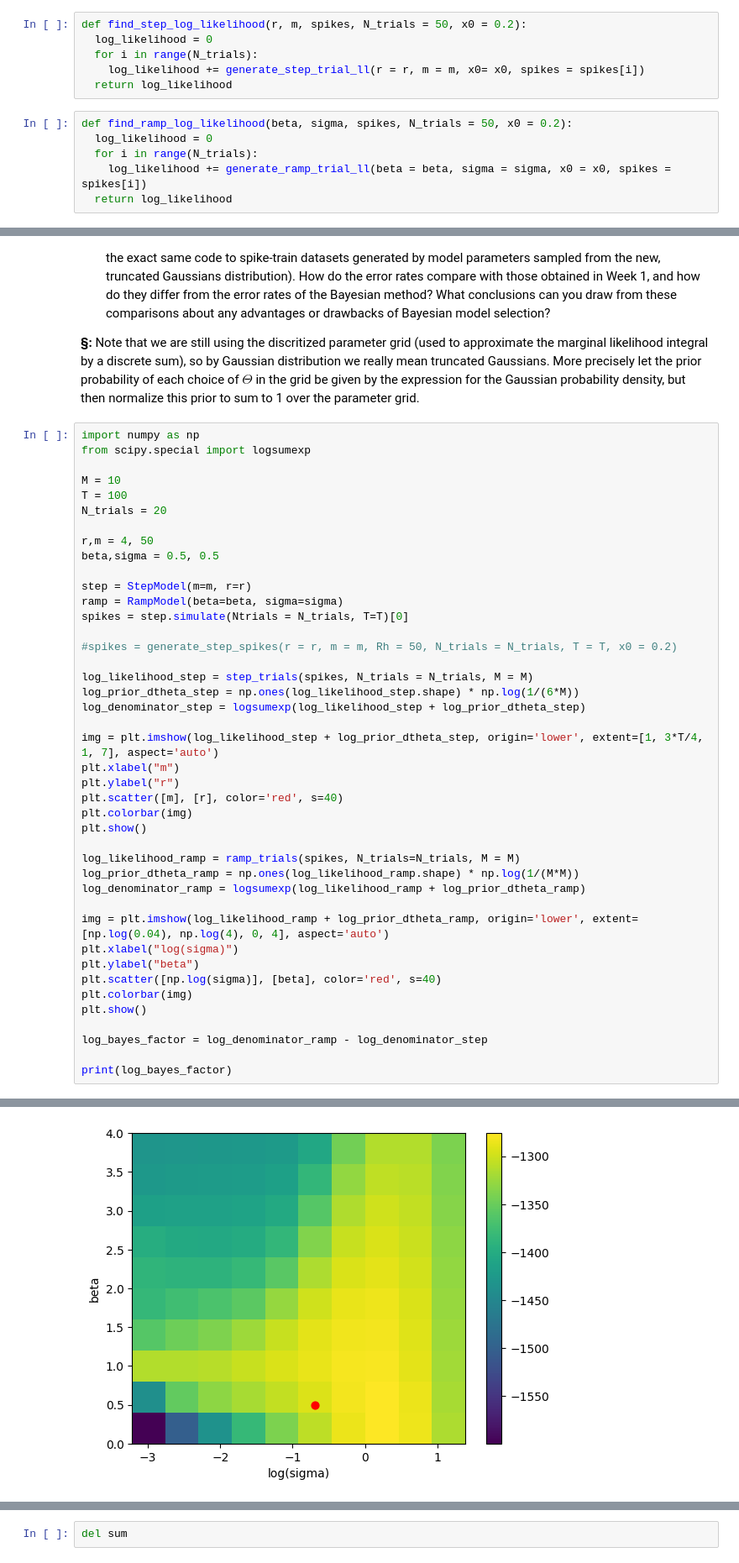
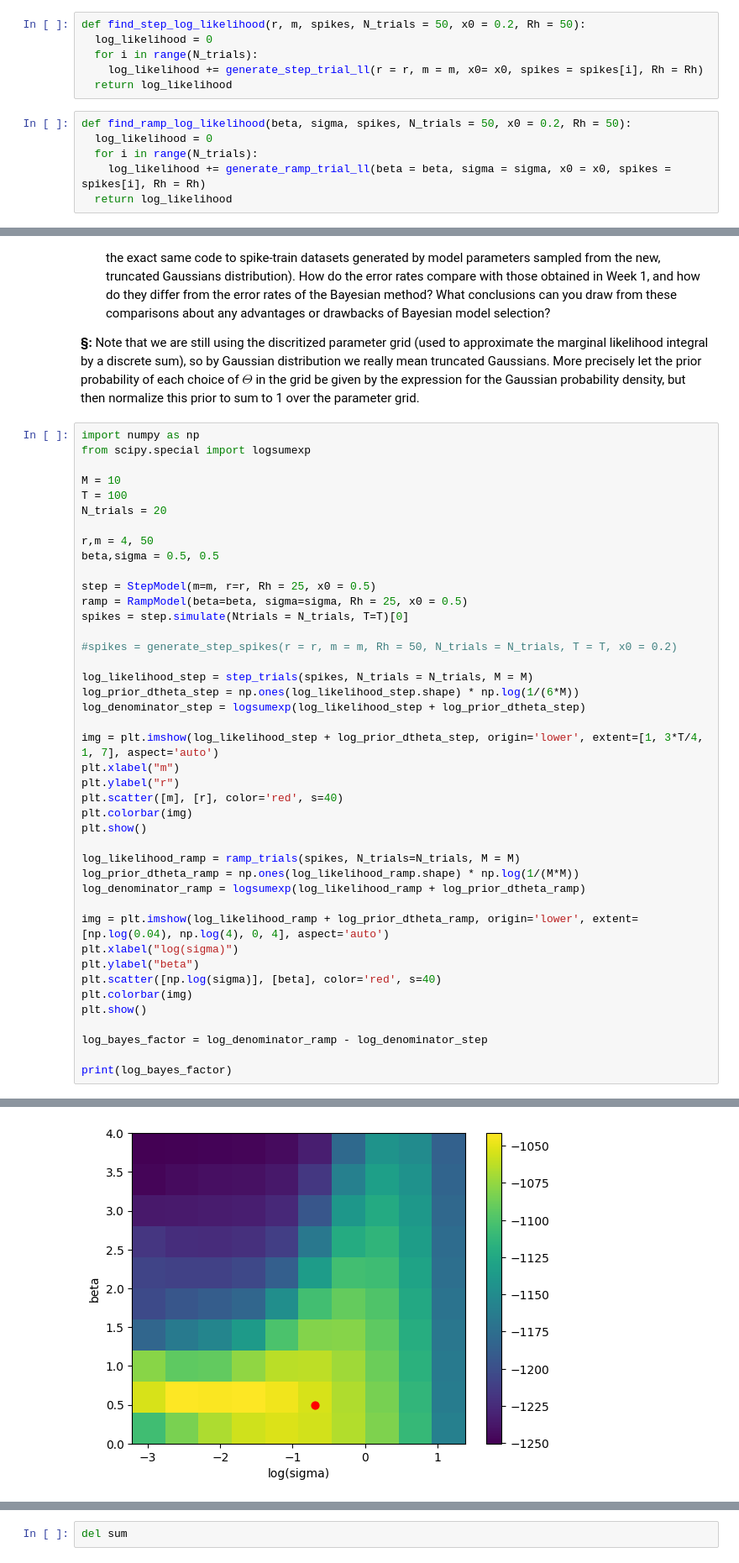
Before and after one commit to ericyh/Neural_Data_Processing, a Jupyter notebook: GG3_project.ipynb, the cells around one changed output, grey strips where cells are left out. Shown at 84% size. Saved outputs shown, nothing was run; the diff lists cells and outputs as text.

```diff
--- a/GG3_project.ipynb
+++ b/GG3_project.ipynb
@@ -1851,16 +1851,16 @@ def generate_ramp_trial_ll(beta, sigma, spikes, T = 100, K = 50, x0 = 0.2, Rh =
   A = hmm_normalizer(pi, T_matrix, ll)
   return A
 # %%
-def find_step_log_likelihood(r, m, spikes, N_trials = 50, x0 = 0.2):
+def find_step_log_likelihood(r, m, spikes, N_trials = 50, x0 = 0.2, Rh = 50):
   log_likelihood = 0
   for i in range(N_trials):
-    log_likelihood += generate_step_trial_ll(r = r, m = m, x0= x0, spikes = spikes[i])
+    log_likelihood += generate_step_trial_ll(r = r, m = m, x0= x0, spikes = spikes[i], Rh = Rh)
   return log_likelihood
 # %%
-def find_ramp_log_likelihood(beta, sigma, spikes, N_trials = 50, x0 = 0.2):
+def find_ramp_log_likelihood(beta, sigma, spikes, N_trials = 50, x0 = 0.2, Rh = 50):
   log_likelihood = 0
   for i in range(N_trials):
-    log_likelihood += generate_ramp_trial_ll(beta = beta, sigma = sigma, x0 = x0, spikes = spikes[i])
+    log_likelihood += generate_ramp_trial_ll(beta = beta, sigma = sigma, x0 = x0, spikes = spikes[i], Rh = Rh)
   return log_likelihood
 # %%
 def generate_step_spikes(r, m, Rh = 50, N_trials = 10, T = 100, x0 = 0.2):
@@ -2151,8 +2151,8 @@ N_trials = 20
 r,m = 4, 50
 beta,sigma = 0.5, 0.5
 
-step = StepModel(m=m, r=r)
-ramp = RampModel(beta=beta, sigma=sigma)
+step = StepModel(m=m, r=r, Rh = 25, x0 = 0.5)
+ramp = RampModel(beta=beta, sigma=sigma, Rh = 25, x0 = 0.5)
 spikes = step.simulate(Ntrials = N_trials, T=T)[0]
 
 #spikes = generate_step_spikes(r = r, m = m, Rh = 50, N_trials = N_trials, T = T, x0 = 0.2)
@@ -2187 +2187 @@ print(log_bayes_factor)
-[figure, old version]
+[figure, new version]
```
Also changed, not shown: parts of 39 cells of this notebook.
